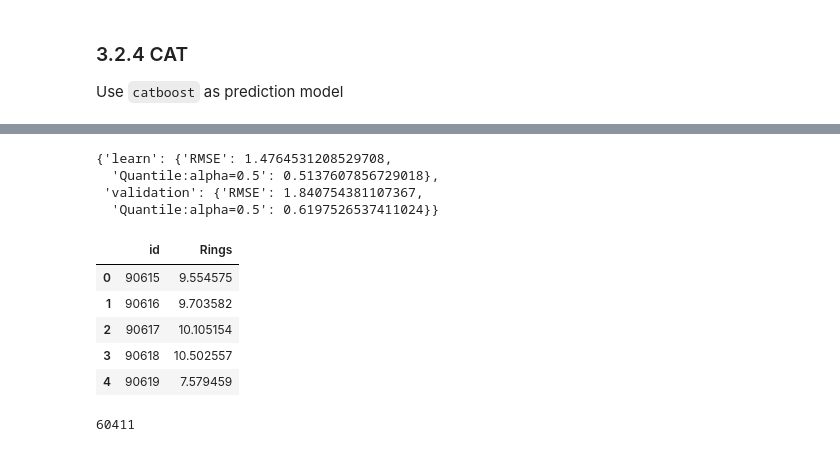
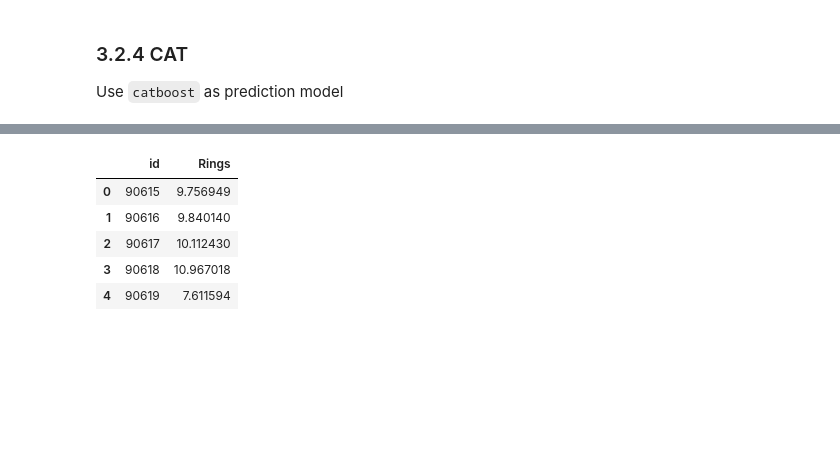
Before and after one commit to KostasEreksonas/Kaggle_Playground_Series, a Jupyter notebook: s4e4.ipynb, the cells around one changed output, grey strips where cells are left out. Cells and saved outputs as stored; diff of their text form; code cells hidden in the pictures; blank space fills up the shorter version.

Commit message:
Added catboost model, fixed formatting

```diff
--- a/s4e4.ipynb
+++ b/s4e4.ipynb
@@ -419,4 +432,4 @@ model = LGBMRegressor(**lgbm_params) # Instantiate model with parameters
 # %%
-model.fit(X_train,y_train, eval_set=[(X_test,y_test)],eval_names=["valid"],eval_metric=['MSLE']) # Fit the model
+lgbm_model.fit(X_train,y_train, eval_set=[(X_test,y_test)],eval_names=["valid"],eval_metric=['MSLE']) # Fit the model
 # %% [output]
 LGBMRegressor(colsample_bytree=0.28956203058994345, device='gpu',
@@ -439,4 +451,4 @@ Wall time: 2.63 s
 # %%
 %%time
-predictions = model.predict(test)
+predictions = lgbm_model.predict(test)
 # %% [output]
@@ -465,34 +472,33 @@ defaultdict(collections.OrderedDict,
 Use `catboost` as prediction model
 # %%
 cat_params = {
-    "iterations": 15000,
+    "iterations": 100000,
     "verbose": False,
-    'depth': 8,
+    'depth': 9,
     'max_bin': 256,
     'l2_leaf_reg': 7.790295416219466,
     'min_data_in_leaf': 75,
     'random_strength': 4.976636729079349,
     'learning_rate': 0.010899898540303064,
-    'max_leaves': 195,
+    'max_leaves': 512,
     'eval_metric': 'Quantile',
     'loss_function': 'RMSE',
     'bootstrap_type': 'Bernoulli',
     "grow_policy": 'Lossguide',
     "task_type": "GPU",
     "random_state": 42,
-    "early_stopping_rounds": 4000
+    "early_stopping_rounds": 10000
 }
 # %%
 %%time
-from catboost import Pool, CatBoostRegressor
 
 # Get training and testing data
 train = Pool(data=X_train, label=y_train)
 evaluate = Pool(data=X_test, label=y_test)
 
 # Instantiate the model
-model = CatBoostRegressor(**cat_params)
+cat_model = CatBoostRegressor(**cat_params)
 
 # Fit the model
-model.fit(train, use_best_model=True, eval_set=evaluate)
+cat_model.fit(train, use_best_model=True, eval_set=evaluate);
 # %% [output]
@@ -512,22 +516,12 @@ Wall time: 546 ms
-# %%
-model.best_score_
-# %% [output]
-{'learn': {'RMSE': 1.4764531208529708,
-  'Quantile:alpha=0.5': 0.5137607856729018},
- 'validation': {'RMSE': 1.840754381107367,
-  'Quantile:alpha=0.5': 0.6197526537411024}}
 # %%
-y_pred = model.predict(test)
+y_pred = cat_model.predict(test)
 sample["Rings"] = y_pred
+sample.to_csv('submission.csv', index=False)
 sample.head()
 # %% [output]
 |  | id | Rings |
-| 0 | 90615 | 9.554575 |
-| 1 | 90616 | 9.703582 |
-| 2 | 90617 | 10.105154 |
-| 3 | 90618 | 10.502557 |
-| 4 | 90619 | 7.579459 |
+| 0 | 90615 | 9.756949 |
+| 1 | 90616 | 9.840140 |
+| 2 | 90617 | 10.112430 |
+| 3 | 90618 | 10.967018 |
+| 4 | 90619 | 7.611594 |
-# %%
-len(sample["Rings"])
-# %% [output]
-60411
```
Also changed, not shown: parts of 30 cells of this notebook.
